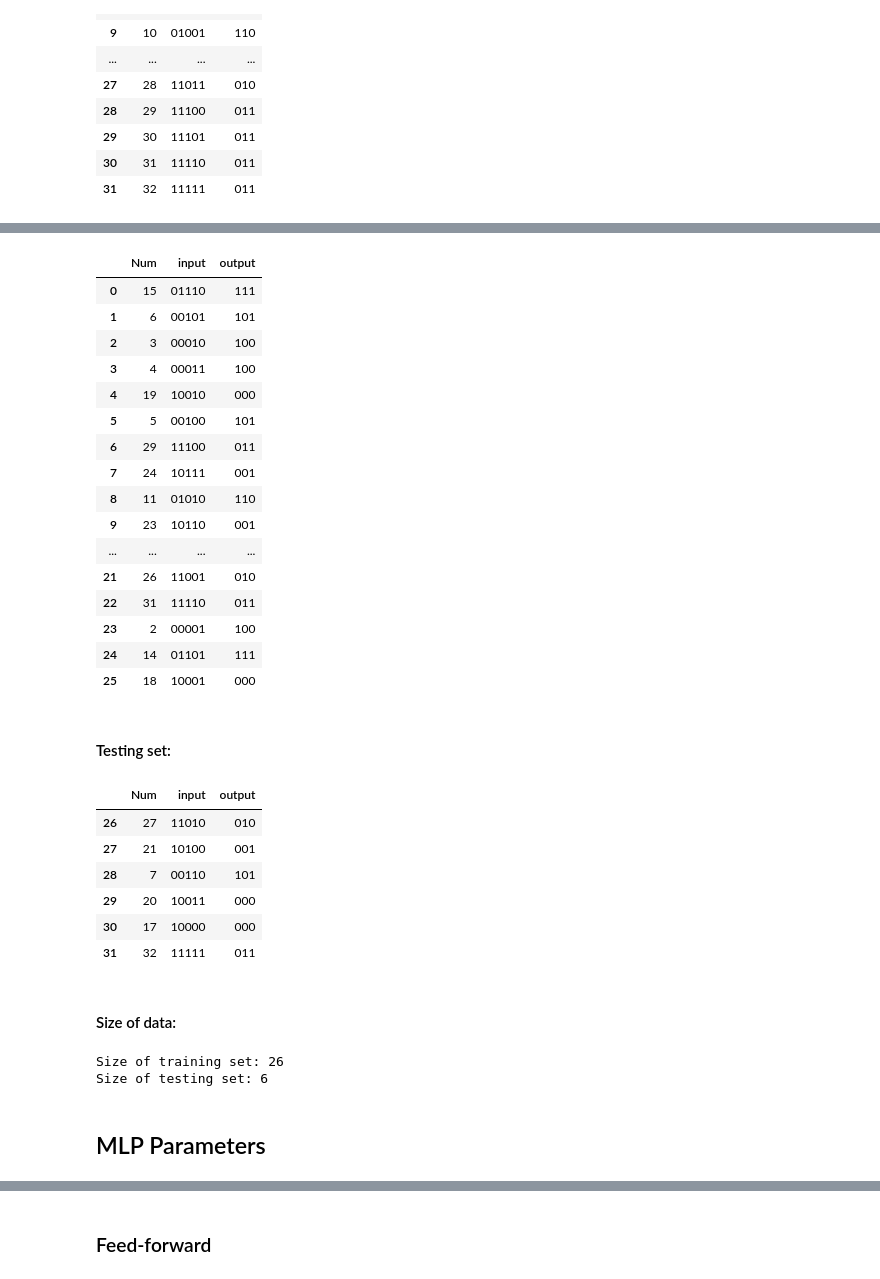
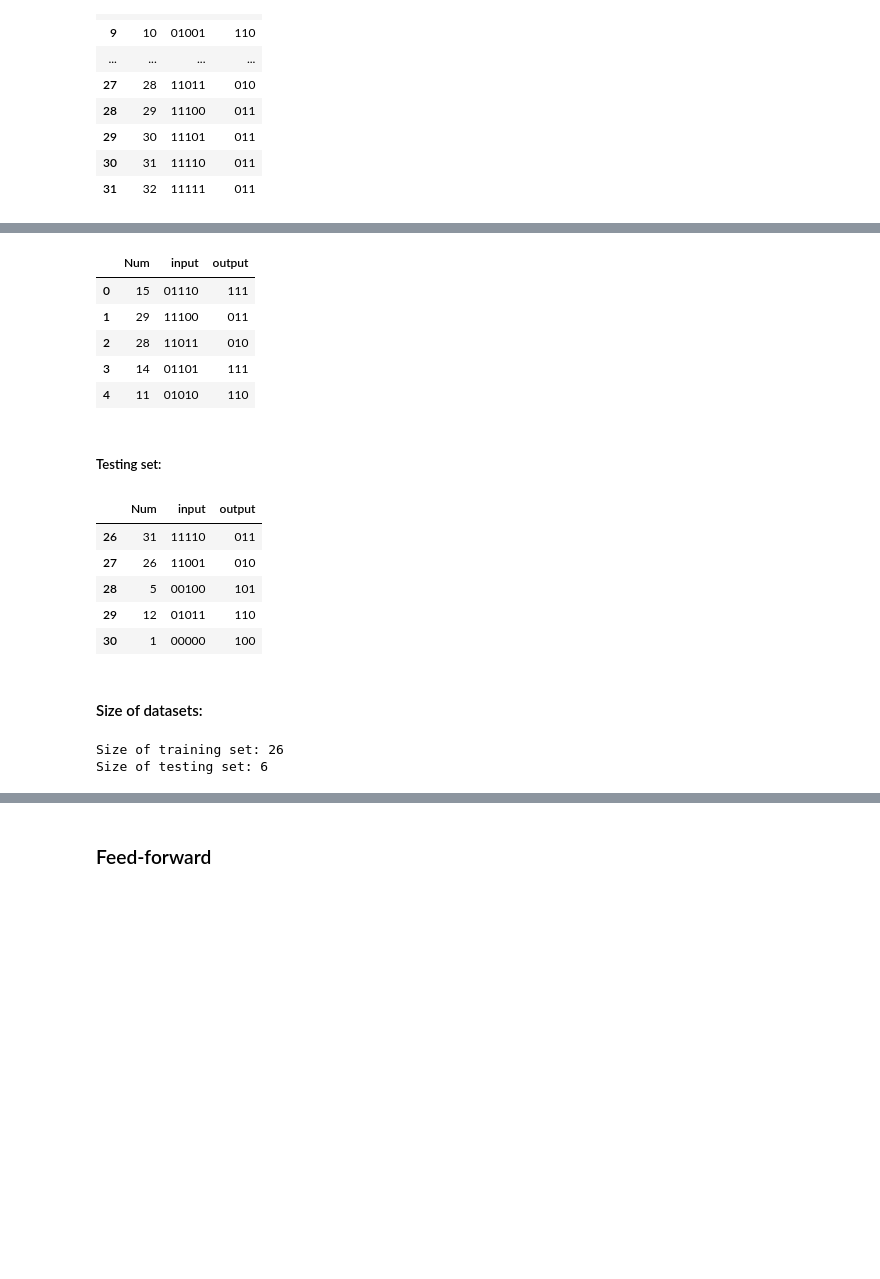
Before and after one commit to DeltSystem32/Multilayer-Perceptron, a Jupyter notebook: CIS3187_Assignment.ipynb, the cells around one changed output, grey strips where cells are left out. Drawn from its saved outputs; the diff is of its cells as text; code cells hidden in the pictures; blank space fills up the shorter version.

```diff
--- a/CIS3187_Assignment.ipynb
+++ b/CIS3187_Assignment.ipynb
@@ -72,44 +100,30 @@ df
 # %%
 training_df = df[:26]
-training_df
+training_df.head()
 # %% [output]
 |  | Num | input | output |
 | 0 | 15 | 01110 | 111 |
-| 1 | 6 | 00101 | 101 |
-| 2 | 3 | 00010 | 100 |
-| 3 | 4 | 00011 | 100 |
-| 4 | 19 | 10010 | 000 |
-| 5 | 5 | 00100 | 101 |
-| 6 | 29 | 11100 | 011 |
-| 7 | 24 | 10111 | 001 |
-| 8 | 11 | 01010 | 110 |
-| 9 | 23 | 10110 | 001 |
-| ... | ... | ... | ... |
-| 21 | 26 | 11001 | 010 |
-| 22 | 31 | 11110 | 011 |
-| 23 | 2 | 00001 | 100 |
-| 24 | 14 | 01101 | 111 |
-| 25 | 18 | 10001 | 000 |
+| 1 | 29 | 11100 | 011 |
+| 2 | 28 | 11011 | 010 |
+| 3 | 14 | 01101 | 111 |
+| 4 | 11 | 01010 | 110 |
 # %% [markdown]
-#### Testing set:
+##### Testing set:
 # %%
 testing_df = df[26:]
-testing_df
+testing_df.head()
 # %% [output]
 |  | Num | input | output |
-| 26 | 27 | 11010 | 010 |
-| 27 | 21 | 10100 | 001 |
-| 28 | 7 | 00110 | 101 |
-| 29 | 20 | 10011 | 000 |
-| 30 | 17 | 10000 | 000 |
-| 31 | 32 | 11111 | 011 |
+| 26 | 31 | 11110 | 011 |
+| 27 | 26 | 11001 | 010 |
+| 28 | 5 | 00100 | 101 |
+| 29 | 12 | 01011 | 110 |
+| 30 | 1 | 00000 | 100 |
 # %% [markdown]
-#### Size of data:
+#### Size of  datasets:
 # %%
 print("Size of training set: " + str(len(training_df)))
 print("Size of testing set: "+ str(len(testing_df)))
 # %% [output]
 Size of training set: 26
 Size of testing set: 6
-# %% [markdown]
-## MLP Parameters
```
Also changed, not shown: parts of 79 cells of this notebook.
